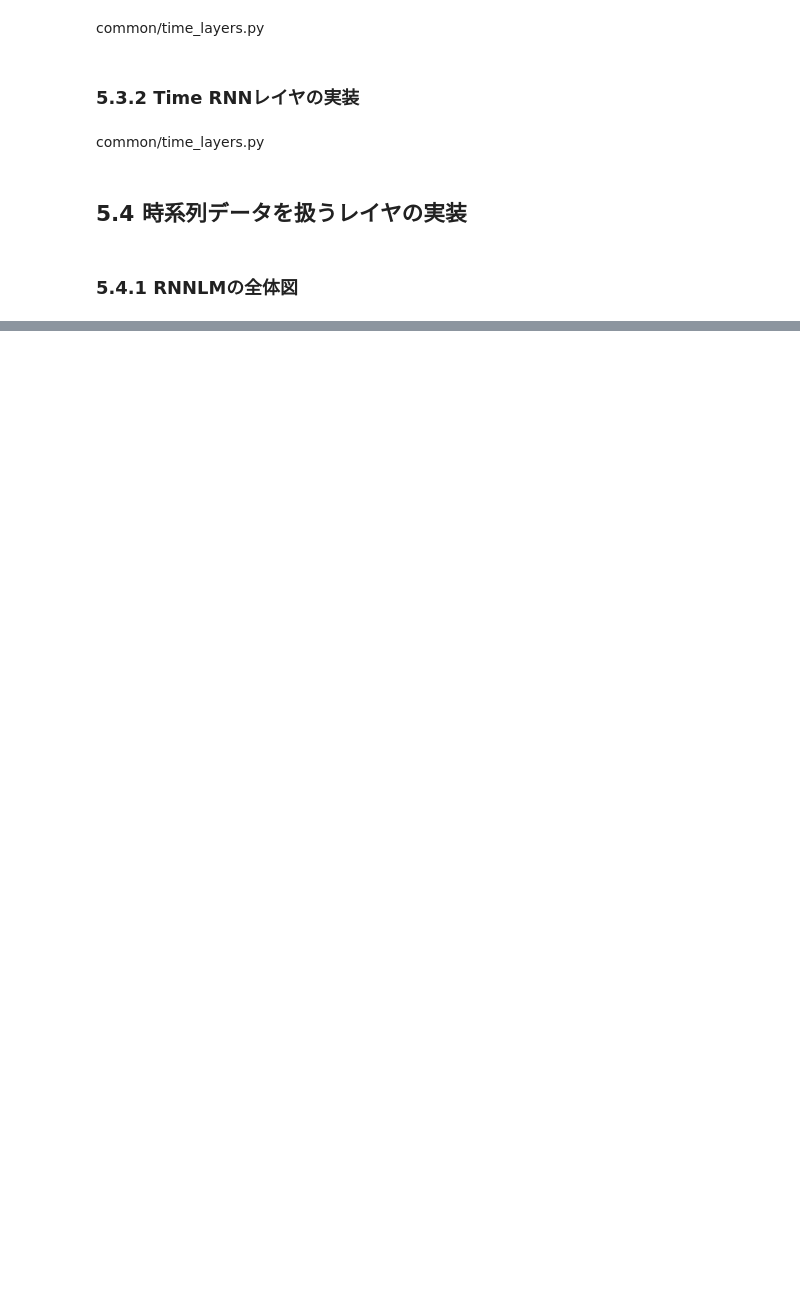
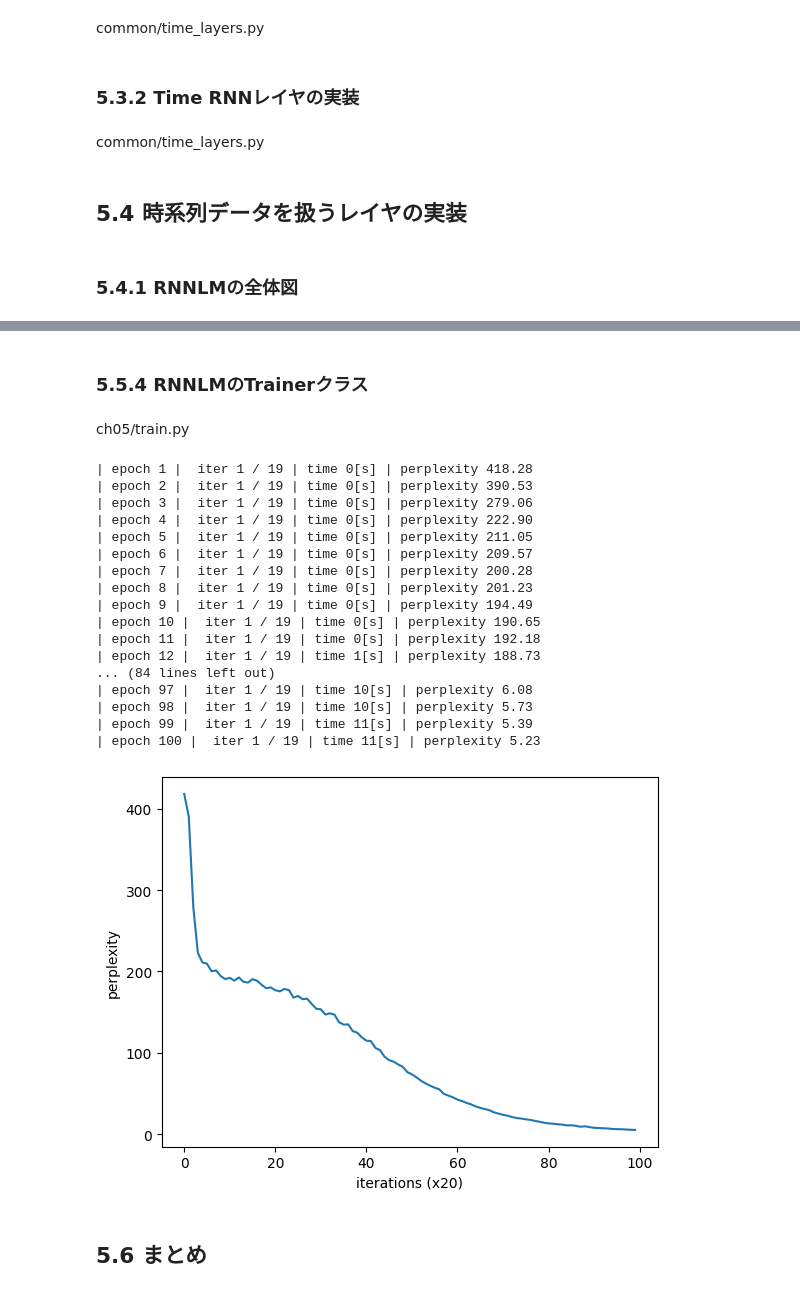
Before and after one commit to okada-tak/deep-learning-from-scratch-2, a Jupyter notebook: notebooks/ch05.ipynb, the cells around one changed output, grey strips where cells are left out. Drawn from its saved outputs; the diff is of its cells as text; code cells hidden in the pictures; blank space fills up the shorter version.

```diff
--- a/notebooks/ch05.ipynb
+++ b/notebooks/ch05.ipynb
@@ -208,0 +396,58 @@ class TimeRNN:
+# %% [markdown]
+### 5.5.4 RNNLMのTrainerクラス
+# %% [markdown]
+ch05/train.py
+# %%
+# coding: utf-8
+import sys
+sys.path.append('..')
+from common.optimizer import SGD
+from common.trainer import RnnlmTrainer
+from dataset import ptb
+from simple_rnnlm import SimpleRnnlm
+
+
+# ハイパーパラメータの設定
+batch_size = 10
+wordvec_size = 100
+hidden_size = 100  # RNNの隠れ状態ベクトルの要素数
+time_size = 5  # RNNを展開するサイズ
+lr = 0.1
+max_epoch = 100
+
+# 学習データの読み込み
+corpus, word_to_id, id_to_word = ptb.load_data('train')
+corpus_size = 1000  # テスト用にデータセットを小さくする
+corpus = corpus[:corpus_size]
+vocab_size = int(max(corpus) + 1)
+xs = corpus[:-1]  # 入力
+ts = corpus[1:]  # 出力（教師ラベル）
+
+# モデルの生成
+model = SimpleRnnlm(vocab_size, wordvec_size, hidden_size)
+optimizer = SGD(lr)
+trainer = RnnlmTrainer(model, optimizer)
+
+trainer.fit(xs, ts, max_epoch, batch_size, time_size)
+trainer.plot()
+# %% [output]
+| epoch 1 |  iter 1 / 19 | time 0[s] | perplexity 418.28
+| epoch 2 |  iter 1 / 19 | time 0[s] | perplexity 390.53
+| epoch 3 |  iter 1 / 19 | time 0[s] | perplexity 279.06
+| epoch 4 |  iter 1 / 19 | time 0[s] | perplexity 222.90
+| epoch 5 |  iter 1 / 19 | time 0[s] | perplexity 211.05
+| epoch 6 |  iter 1 / 19 | time 0[s] | perplexity 209.57
+| epoch 7 |  iter 1 / 19 | time 0[s] | perplexity 200.28
+| epoch 8 |  iter 1 / 19 | time 0[s] | perplexity 201.23
+| epoch 9 |  iter 1 / 19 | time 0[s] | perplexity 194.49
+| epoch 10 |  iter 1 / 19 | time 0[s] | perplexity 190.65
+| epoch 11 |  iter 1 / 19 | time 0[s] | perplexity 192.18
+| epoch 12 |  iter 1 / 19 | time 1[s] | perplexity 188.73
+... (84 lines left out)
+| epoch 97 |  iter 1 / 19 | time 10[s] | perplexity 6.08
+| epoch 98 |  iter 1 / 19 | time 10[s] | perplexity 5.73
+| epoch 99 |  iter 1 / 19 | time 11[s] | perplexity 5.39
+| epoch 100 |  iter 1 / 19 | time 11[s] | perplexity 5.23
+[figure, added]
+# %% [markdown]
+## 5.6 まとめ
```
Also changed, not shown: parts of 13 cells of this notebook.
